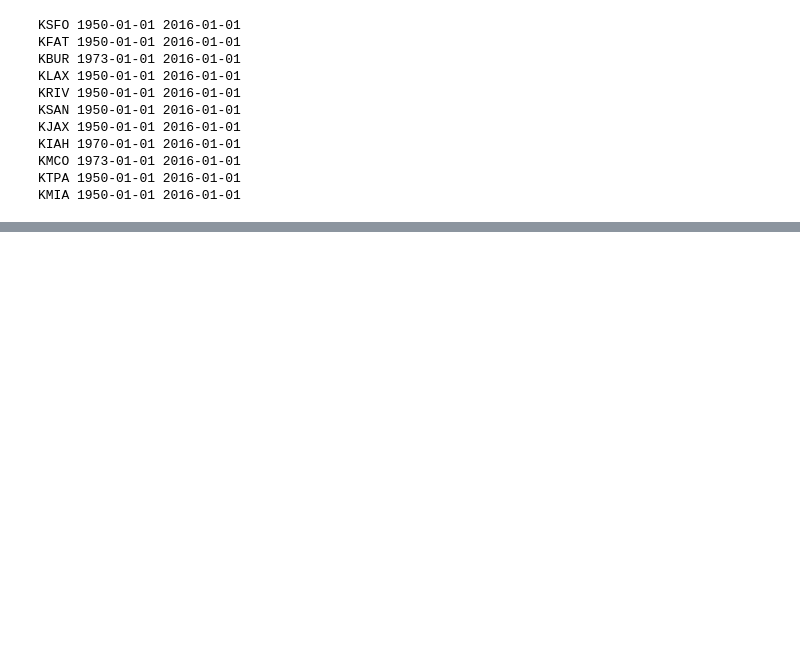
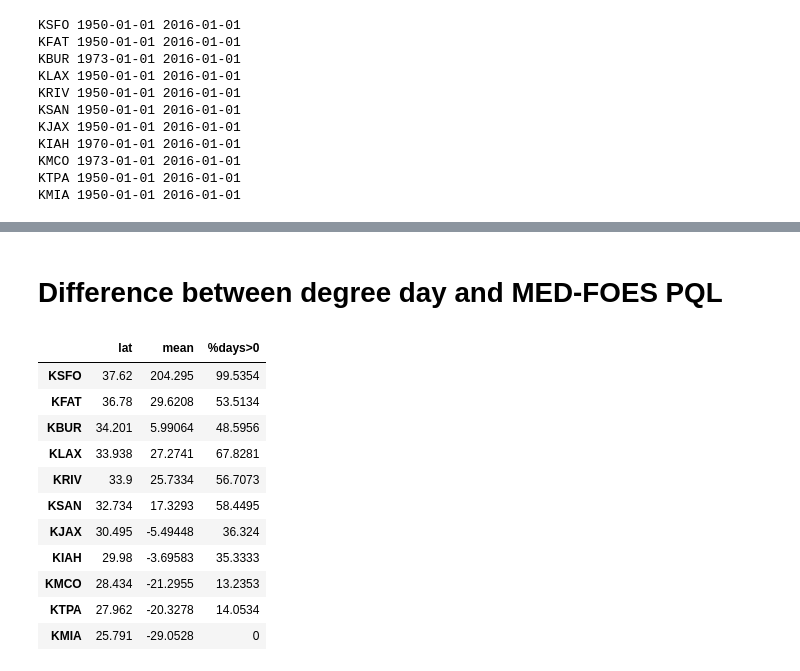
Before and after one commit to travc/paper-Predicted-MF-Quarantine-Length, a Jupyter notebook: code/Summary Figures.ipynb, the cells around one changed output, grey strips where cells are left out. Saved outputs shown, nothing was run; the diff lists cells and outputs as text; code cells hidden in the pictures; blank space fills up the shorter version.

```diff
--- a/code/Summary Figures.ipynb
+++ b/code/Summary Figures.ipynb
@@ -748,0 +1025,55 @@ dtype: float64
+# %% [markdown]
+# Difference between degree day and MED-FOES PQL
+# %%
+# add a difference between bmdd and pe95 to the dat for each runset
+# so we can generate the supernorm and some stats
+
+df = pd.DataFrame(columns=['lat', 'mean', '%days>0'])
+
+for runseti, (RUNSET, LOCAL_TIME_OFFSET, START_DATE, END_DATE) in enumerate(RUNSETS):
+    sitetz = dat[RUNSET]['sitetz']
+    tempdf = dat[RUNSET]['tempdf']
+    bmdd = dat[RUNSET]['bmdd']
+    pe95 = dat[RUNSET]['pe95']
+    # have to round pe95 index to nearest day (midnight) since
+    # temperature infile was in localtime instead of fixed-offset and
+    # daylight-savings-time causes "off by one hour" problems
+    rpe95 = pe95.copy(deep=True)/24.0 # convert from hours to days
+    rpe95.index = pe95.index.round('D')
+    # should also round pe95 up to whole days to make it fairly comparable to BMDD
+    rpe95 = rpe95.apply(np.ceil)
+
+    # using just the days we have run MED-FOES simulations for (every 7 days)
+    tmp = bmdd['dur_days'].loc[rpe95.index]-rpe95
+    tmp = tmp.loc[START_DATE:END_DATE]
+
+    dat[RUNSET]['bmdd-pe95'] = tmp
+
+    # also generate some statistics in tabular form
+    df.loc[RUNSET] = [np.nan]*len(df.columns) # add a blank row for the key
+    df.loc[RUNSET]['lat'] = siteinfo.loc[RUNSET]['LAT']
+    df.loc[RUNSET]['mean'] = tmp.mean()
+    df.loc[RUNSET]['%days>0'] = (tmp>0).sum()/tmp.shape[0]*100
+
+#     # nicely formatted output
+#     if runseti == 0:
+#         print('Site','mean differene', 'days BMDD > pe95', sep='\t')
+#     print("{}\t{:6.2f}\t{:5.2f}%".format(RUNSET[1:],
+#                       df.loc[RUNSET]['mean'],
+#                       df.loc[RUNSET]['%days>0']),
+#           sep='\t')
+
+display(df)
+# %% [output]
+|  | lat | mean | %days>0 |
+| KSFO | 37.62 | 204.295 | 99.5354 |
+| KFAT | 36.78 | 29.6208 | 53.5134 |
+| KBUR | 34.201 | 5.99064 | 48.5956 |
+| KLAX | 33.938 | 27.2741 | 67.8281 |
+| KRIV | 33.9 | 25.7334 | 56.7073 |
+| KSAN | 32.734 | 17.3293 | 58.4495 |
+| KJAX | 30.495 | -5.49448 | 36.324 |
+| KIAH | 29.98 | -3.69583 | 35.3333 |
+| KMCO | 28.434 | -21.2955 | 13.2353 |
+| KTPA | 27.962 | -20.3278 | 14.0534 |
+| KMIA | 25.791 | -29.0528 | 0 |
```
Also changed, not shown: parts of 25 cells of this notebook, 11 other files.
